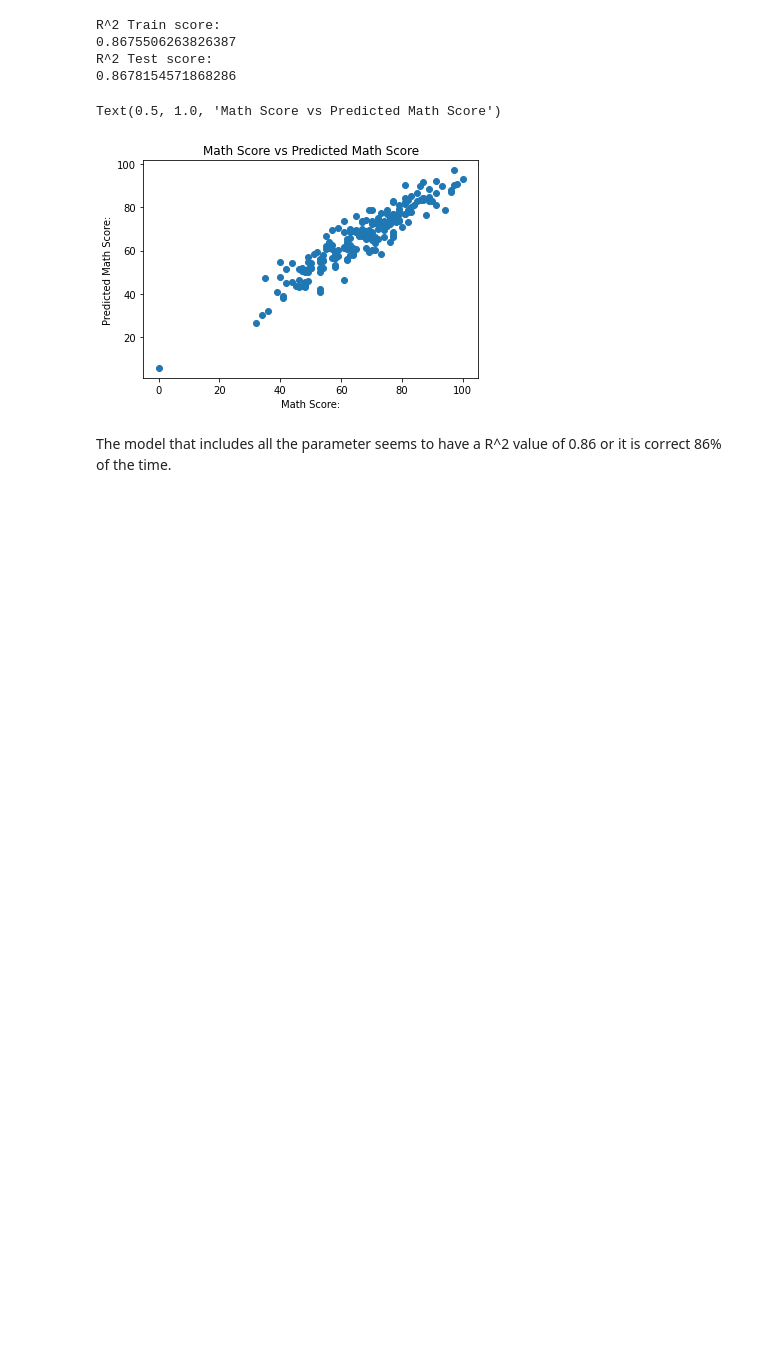
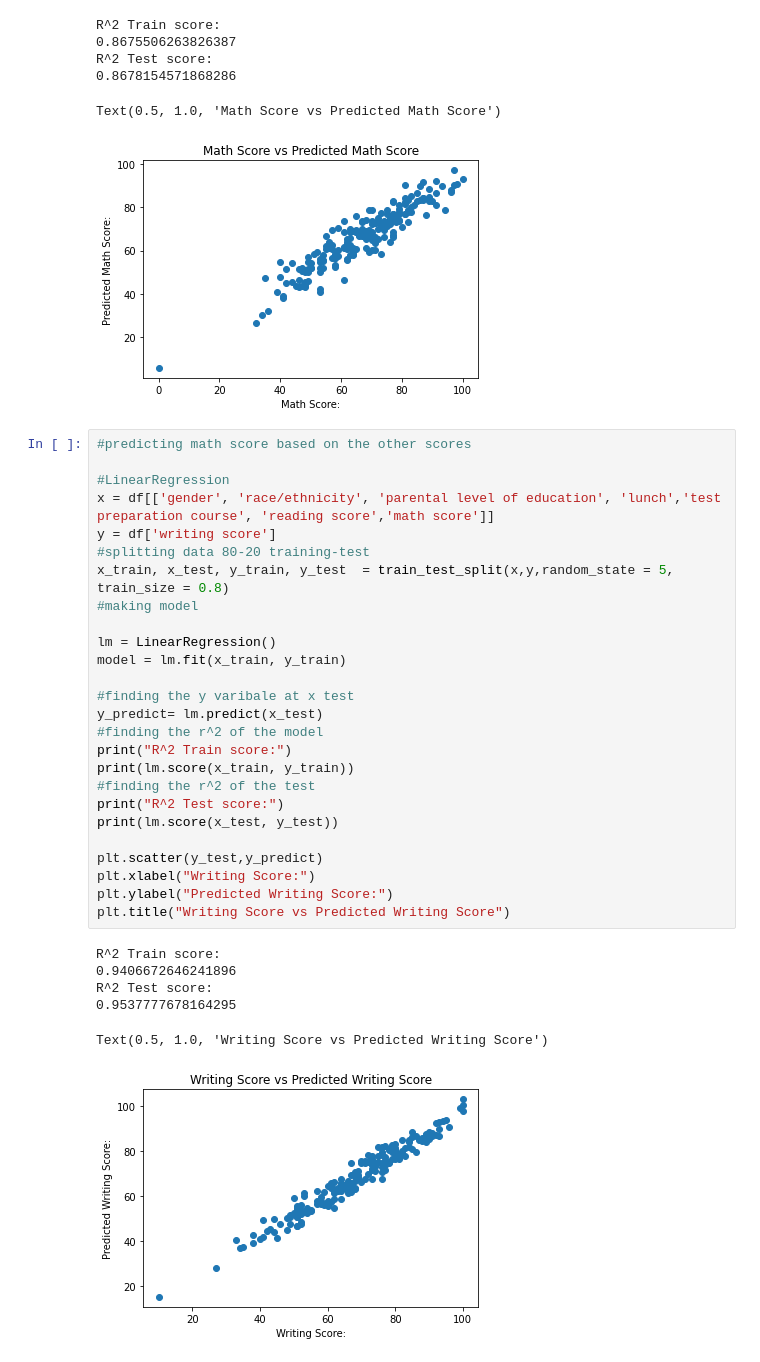
Before and after one commit to PhilipPhan/student-score-analysis, a Jupyter notebook: studentscoreanalysis.ipynb, the cells around one changed output. Drawn from its saved outputs; the diff is of its cells as text; blank space fills up the shorter version.

```diff
--- a/studentscoreanalysis.ipynb
+++ b/studentscoreanalysis.ipynb
@@ -252,5 +268,36 @@ R^2 Test score:
 0.8678154571868286
 Text(0.5, 1.0, 'Math Score vs Predicted Math Score')
 [figure]
-# %% [markdown]
-The model that includes all the parameter seems to have a R^2 value of 0.86 or it is correct 86% of the time.
+# %%
+#predicting math score based on the other scores
+
+#LinearRegression
+x = df[['gender', 'race/ethnicity', 'parental level of education', 'lunch','test preparation course', 'reading score','math score']]
+y = df['writing score']
+#splitting data 80-20 training-test
+x_train, x_test, y_train, y_test  = train_test_split(x,y,random_state = 5, train_size = 0.8)
+#making model
+
+lm = LinearRegression()
+model = lm.fit(x_train, y_train)
+
+#finding the y varibale at x test
+y_predict= lm.predict(x_test)
+#finding the r^2 of the model
+print("R^2 Train score:")
+print(lm.score(x_train, y_train))
+#finding the r^2 of the test
+print("R^2 Test score:")
+print(lm.score(x_test, y_test))
+
+plt.scatter(y_test,y_predict)
+plt.xlabel("Writing Score:")
+plt.ylabel("Predicted Writing Score:")
+plt.title("Writing Score vs Predicted Writing Score")
+# %% [output]
+R^2 Train score:
+0.9406672646241896
+R^2 Test score:
+0.9537777678164295
+Text(0.5, 1.0, 'Writing Score vs Predicted Writing Score')
+[figure, added]
```
Also changed, not shown: parts of 6 cells of this notebook.
